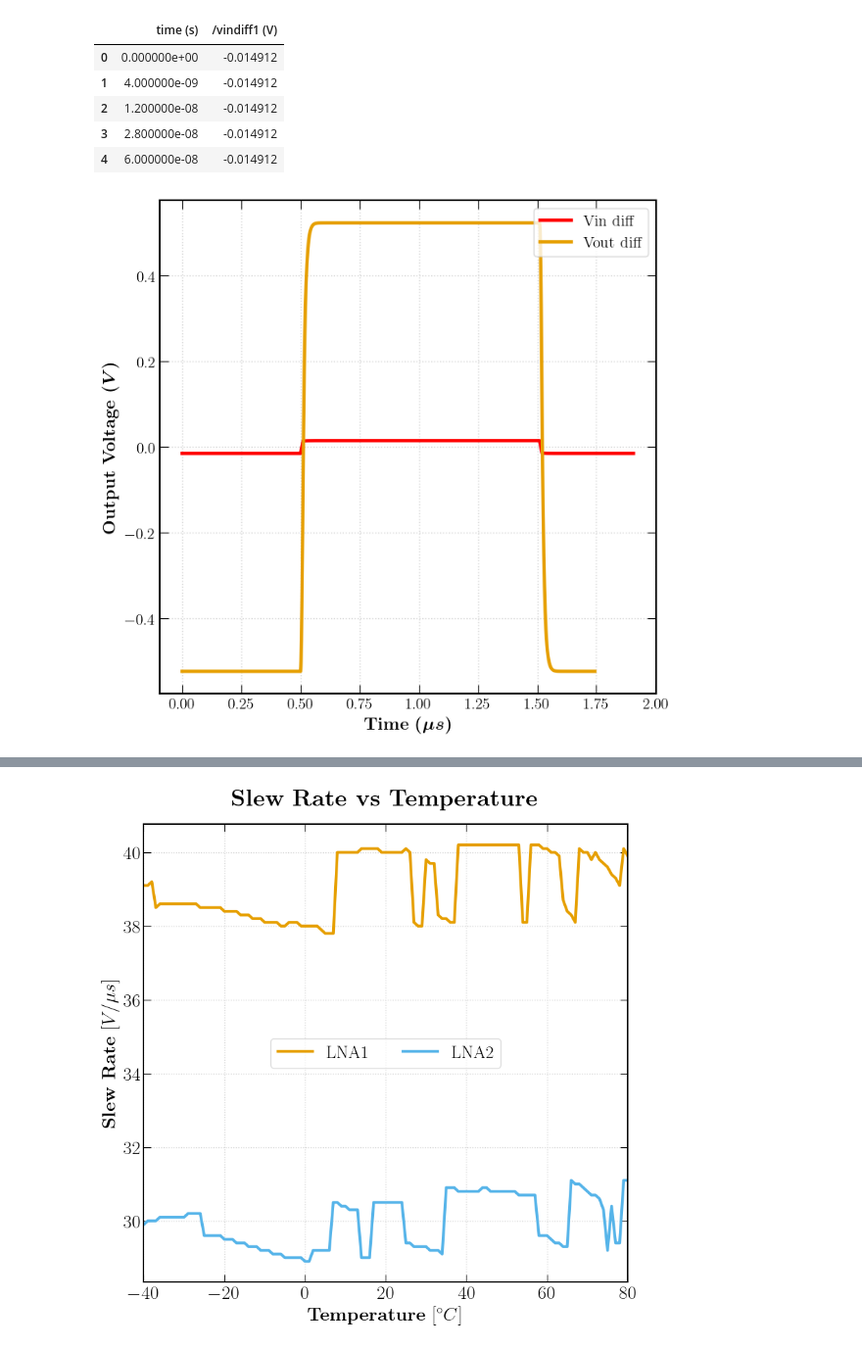
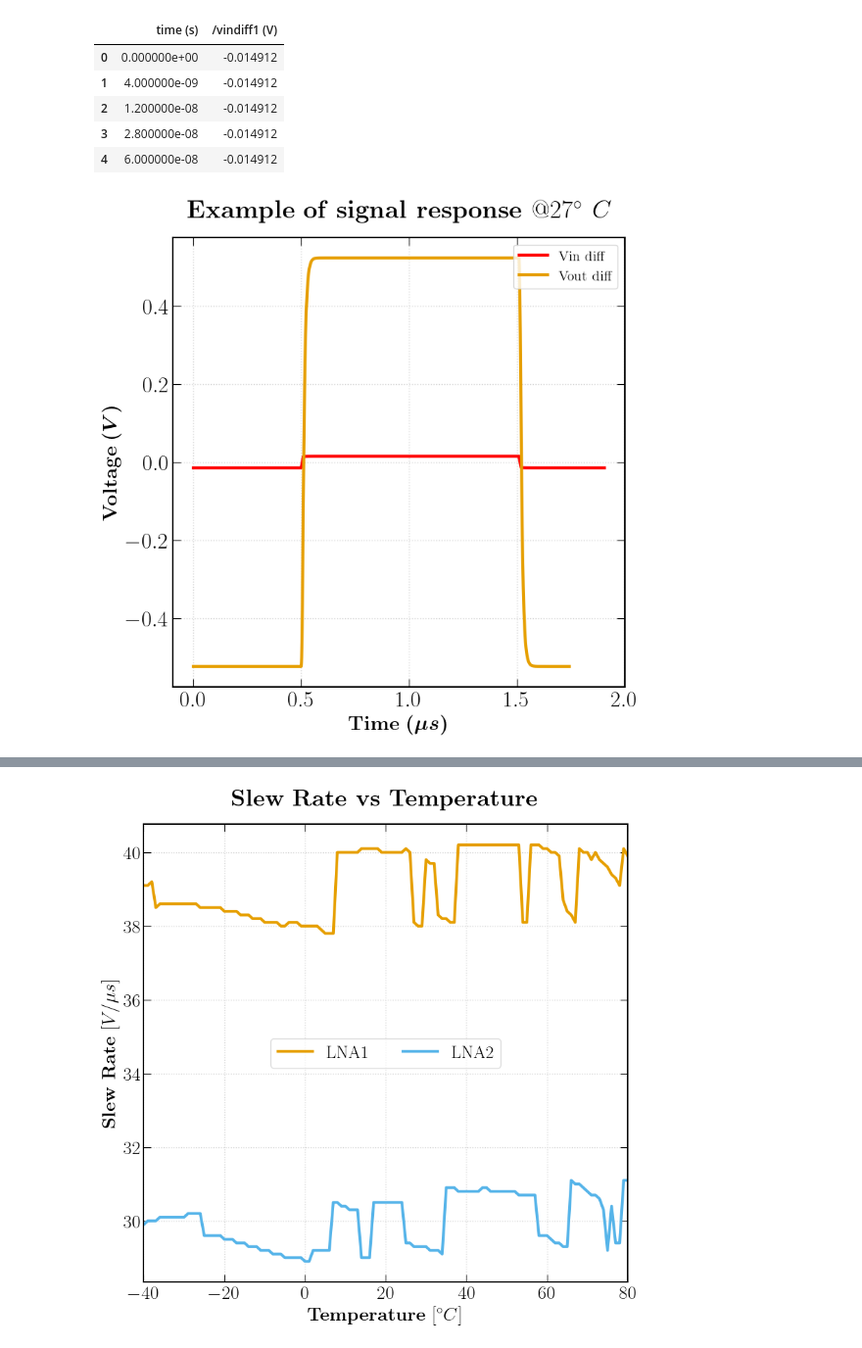
Before and after one commit to BaoTON1701/R-T_BiCMOS_run, a Jupyter notebook: code/Plot_results.ipynb, the cells around one changed output, grey strips where cells are left out. Shown at 98% size. Cells and saved outputs as stored; diff of their text form; code cells hidden in the pictures.

```diff
--- a/code/Plot_results.ipynb
+++ b/code/Plot_results.ipynb
@@ -588,18 +588,19 @@ time2,sig2 = signal_cv_file(response,0,145)
 # %%
 # Show the example plot for T = 27 deg C
 T_index = 67  # Index for T = 27 deg C in the temp array
 fig, ax = plt.subplots(figsize=(8,8))
+plt.title(r"\textbf{Example of signal response $@27^{\circ}~C$}", fontsize=25, pad=20)
 ax.plot(vin['time (s)']*1e6, vin['/vindiff1 (V)'], color='red', lw=3, label='Vin diff')
 ax.plot(time[f't_T{str(temp[T_index])}']*1e6, sig[f'v_T{str(temp[T_index])}'], color=colors[1], lw=3, label = 'Vout diff')
-ax.set_xlabel(r'\textbf{Time} $\boldsymbol{(\mu s)}$', fontsize=16)
-ax.set_ylabel(r'\textbf{Output Voltage} $\boldsymbol{(V)}$', fontsize=16)
-ax.tick_params(axis='both', which='major', labelsize=14)
+ax.set_xlabel(r'\textbf{Time} $\boldsymbol{(\mu s)}$', fontsize=20)
+ax.set_ylabel(r'\textbf{Voltage} $\boldsymbol{(V)}$', fontsize=20)
+# ax.tick_params(axis='both', which='major', labelsize=14)
 ax.grid(True, which='both', linestyle=':', linewidth=1, color='lightgray')
 plt.legend(fontsize=14, loc = 'upper right')
 plt.savefig(f"{plot_dir}/Output_Response_27degC.png", dpi=300)
 plt.show()
 # %% [output]
-[figure, old version]
+[figure, new version]
 # %%
 #Selected range for slew rate calculation
 cut = np.array(np.arange(10,80,1))
```
Also changed, not shown: parts of 1 cell of this notebook, 4 other files.
